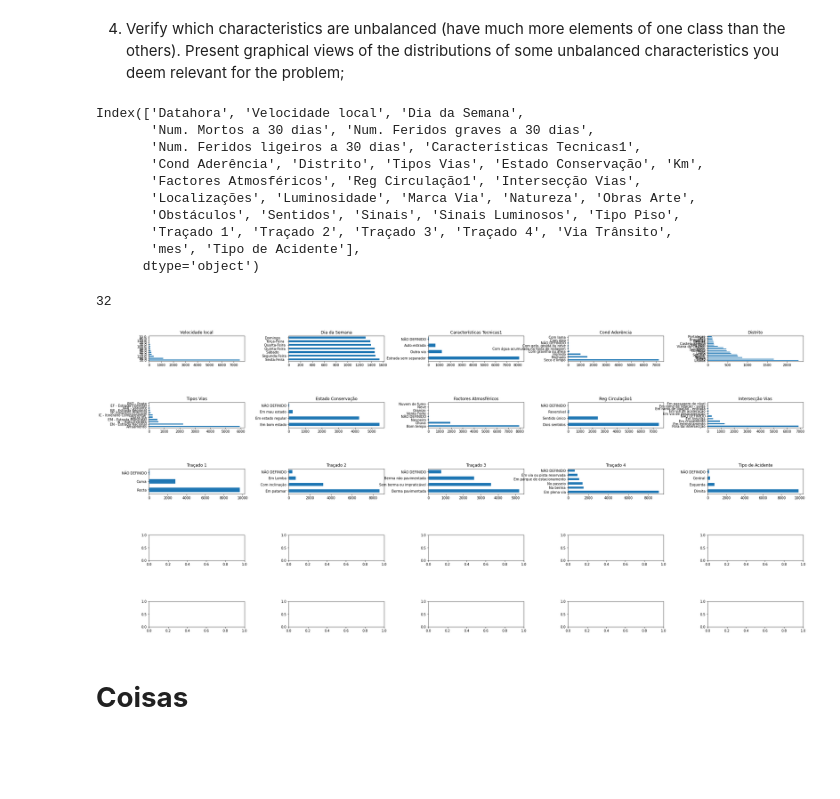
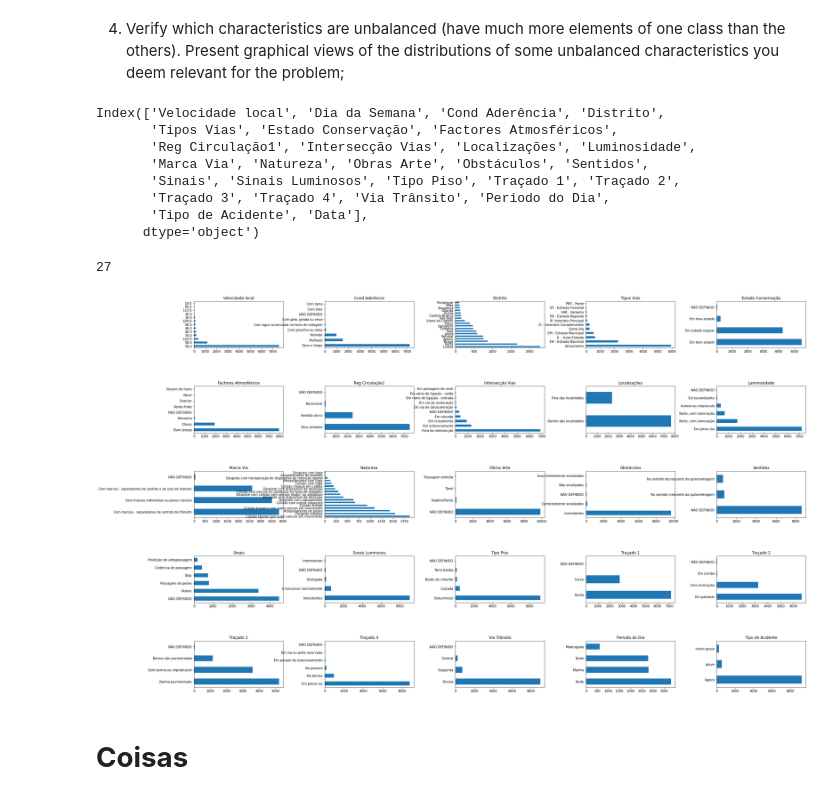
Before and after one commit to mrdso2-iscte/IAA_PROJECT, a Jupyter notebook: IAA.ipynb, the cells around one changed output. Cells and saved outputs as stored; diff of their text form; code cells hidden in the pictures; blank space fills up the shorter version.

```diff
--- a/IAA.ipynb
+++ b/IAA.ipynb
@@ -294,0 +287,2 @@ ax = df.plot.bar(x='Mes', y=['grave','muito_grave','ligeiro'], rot=0,figsize=(10
+# %%
+acidentes_df=pd.read_csv('acidentes_selected.csv',sep = ',')
@@ -301,48 +356,49 @@ characteristics you deem relevant for the problem;
 # %%
 acidentes_df.columns
 # %% [output]
-Index(['Datahora', 'Velocidade local', 'Dia da Semana',
-       'Num. Mortos a 30 dias', 'Num. Feridos graves a 30 dias',
-       'Num. Feridos ligeiros a 30 dias', 'Características Tecnicas1',
-       'Cond Aderência', 'Distrito', 'Tipos Vias', 'Estado Conservação', 'Km',
-       'Factores Atmosféricos', 'Reg Circulação1', 'Intersecção Vias',
-       'Localizações', 'Luminosidade', 'Marca Via', 'Natureza', 'Obras Arte',
-       'Obstáculos', 'Sentidos', 'Sinais', 'Sinais Luminosos', 'Tipo Piso',
-       'Traçado 1', 'Traçado 2', 'Traçado 3', 'Traçado 4', 'Via Trânsito',
-       'mes', 'Tipo de Acidente'],
+Index(['Velocidade local', 'Dia da Semana', 'Cond Aderência', 'Distrito',
+       'Tipos Vias', 'Estado Conservação', 'Factores Atmosféricos',
+       'Reg Circulação1', 'Intersecção Vias', 'Localizações', 'Luminosidade',
+       'Marca Via', 'Natureza', 'Obras Arte', 'Obstáculos', 'Sentidos',
+       'Sinais', 'Sinais Luminosos', 'Tipo Piso', 'Traçado 1', 'Traçado 2',
+       'Traçado 3', 'Traçado 4', 'Via Trânsito', 'Periodo do Dia',
+       'Tipo de Acidente', 'Data'],
       dtype='object')
 # %%
 len(acidentes_df.columns)
 # %% [output]
-32
+27
 # %%
 
-atributos = ['Velocidade local', 'Dia da Semana','Características Tecnicas1',
-       'Cond Aderência', 'Distrito', 'Tipos Vias', 'Estado Conservação',
-       'Factores Atmosféricos', 'Reg Circulação1', 'Intersecção Vias',
-       'Localizações', 'Luminosidade', 'Marca Via', 'Natureza', 'Obras Arte',
-       'Obstáculos', 'Sentidos', 'Sinais', 'Sinais Luminosos', 'Tipo Piso',
-       'Traçado 1', 'Traçado 2', 'Traçado 3', 'Traçado 4', 'Via Trânsito',
-     'Tipo de Acidente']
+atributos = ['Velocidade local',  'Cond Aderência', 'Distrito',
+       'Tipos Vias', 'Estado Conservação', 'Factores Atmosféricos',
+       'Reg Circulação1', 'Intersecção Vias', 'Localizações', 'Luminosidade',
+       'Marca Via', 'Natureza', 'Obras Arte', 'Obstáculos', 'Sentidos',
+       'Sinais', 'Sinais Luminosos', 'Tipo Piso', 'Traçado 1', 'Traçado 2',
+       'Traçado 3', 'Traçado 4', 'Via Trânsito', 'Periodo do Dia',
+       'Tipo de Acidente' ]
 
-fig, axes = plt.subplots(nrows = 5,ncols = 5,figsize = (30,15))
+fig, axes = plt.subplots(nrows = 5,ncols = 5,figsize = (30,20))
 fig.tight_layout(pad=10.0)
 for i, item in enumerate(atributos):
     if i < 5:
         ax = acidentes_df[item].value_counts().plot(kind = 'barh',ax=axes[0,i],rot = 0)
 
     elif i >=5 and i < 10:
         ax = acidentes_df[item].value_counts().plot(kind = 'barh',ax=axes[1,i-5],rot = 0)
 
     elif i >=10 and i < 15:
         ax = acidentes_df[item].value_counts().plot(kind = 'barh',ax=axes[2,i-10],rot = 0)
     elif i >=15 and i < 20:
-        ax = acidentes_df[item].value_counts().plot(kind = 'barh',ax=axes[2,i-15],rot = 0)
+
+        ax = acidentes_df[item].value_counts().plot(kind = 'barh',ax=axes[3,i-15],rot = 0)
     elif i >=20 and i < 25:
-        ax = acidentes_df[item].value_counts().plot(kind = 'barh',ax=axes[2,i-20],rot = 0)
+        ax = acidentes_df[item].value_counts().plot(kind = 'barh',ax=axes[4,i-20],rot = 0)
 
     ax.set_title(item)
+
+    #unbalanced  'Cond Aderência','Obstáculos','Obras Arte', 'Tipo Piso','Sinais Luminosos'
 # %% [output]
-[figure, old version]
+[figure, new version]
 # %% [markdown]
 # **Coisas**
```
Also changed, not shown: parts of 13 cells of this notebook.
